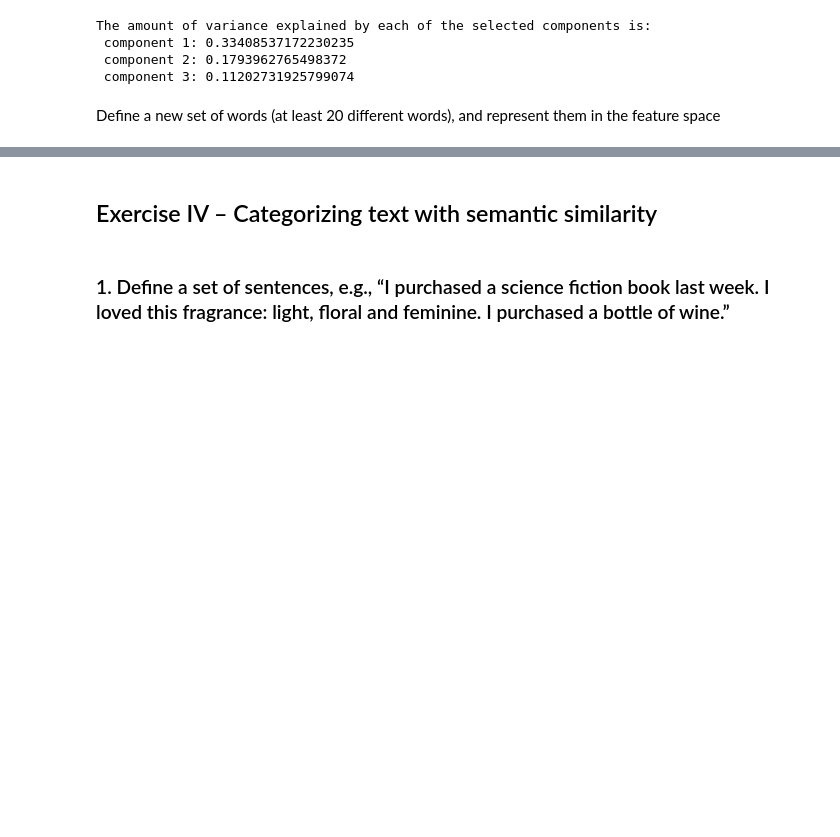
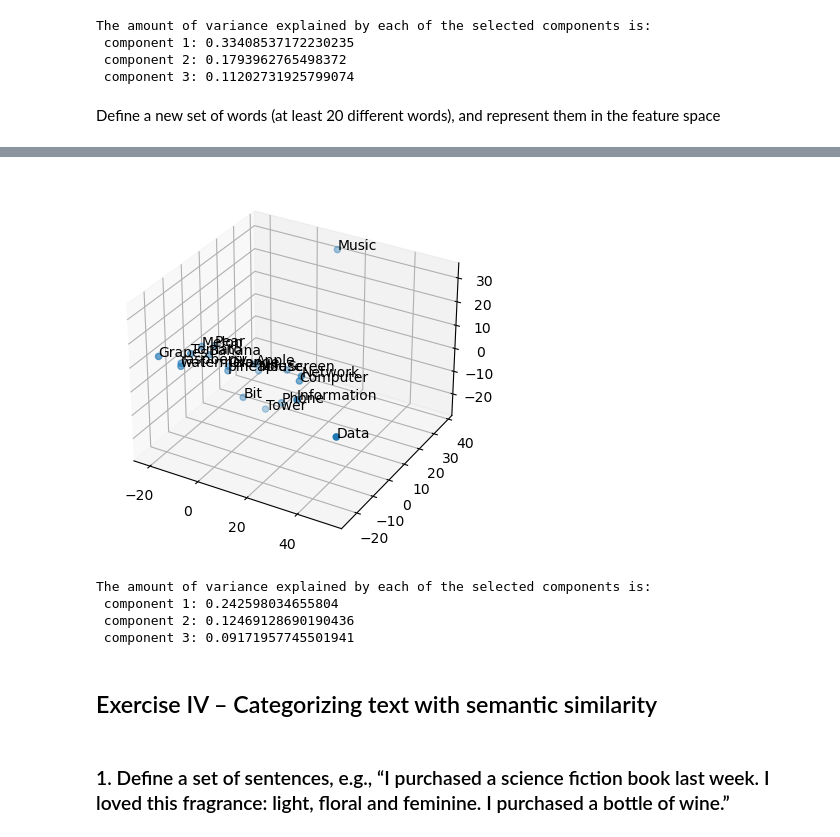
Before and after one commit to Neilus03/NLP-2024, a Jupyter notebook: LAB4_Semantic_embeddings.ipynb, the cells around one changed output, grey strips where cells are left out. Saved outputs shown, nothing was run; the diff lists cells and outputs as text; code cells hidden in the pictures; blank space fills up the shorter version.

```diff
--- a/LAB4_Semantic_embeddings.ipynb
+++ b/LAB4_Semantic_embeddings.ipynb
@@ -281,3 +284,39 @@ plt.show()
+# %%
+import matplotlib.pyplot as plt
+from mpl_toolkits.mplot3d import Axes3D
+common_words = ['Apple', 'Banana', 'Grapes', 'Pear', 'Orange', 'Melon', 'Tomato', 'pineaple',
+                'raspberry', 'watermelon', 'Information', 'Data', 'Bit', 'Computer', 'Mouse',
+                'Tower', 'Screen', 'Music', 'Network', 'Phone']
+# 3D PCA
+embed_list =[]
+for word in common_words:
+    embed_list.append(nlp(word).vector)
+
+pca = PCA(n_components=3)
+embed_pca = pca.fit_transform(embed_list)
+
+x = [vector[0] for vector in embed_pca] # x-axis
+y = [vector[1] for vector in embed_pca] # y-axis
+z = [vector[2] for vector in embed_pca] # z-axis
+
+fig = plt.figure()
+ax = fig.add_subplot(111, projection='3d')
+ax.scatter(x, y, z, marker='o')
+
+for i, word in enumerate(common_words):
+    ax.text(x[i], y[i], z[i], word)
+
+plt.show()
+
+#Print the amount of variance explained by each of the selected components
+var_explained = pca.explained_variance_ratio_
+print(f"The amount of variance explained by each of the selected components is:\n component 1: {var_explained[0]}\n component 2: {var_explained[1]}\n component 3: {var_explained[2]}")
+# %% [output]
+[figure, added]
+The amount of variance explained by each of the selected components is:
+ component 1: 0.242598034655804
+ component 2: 0.12469128690190436
+ component 3: 0.09171957745501941
 # %% [markdown]
 ## Exercise IV – Categorizing text with semantic similarity
 # %% [markdown]
```
Also changed, not shown: parts of 3 cells of this notebook.
